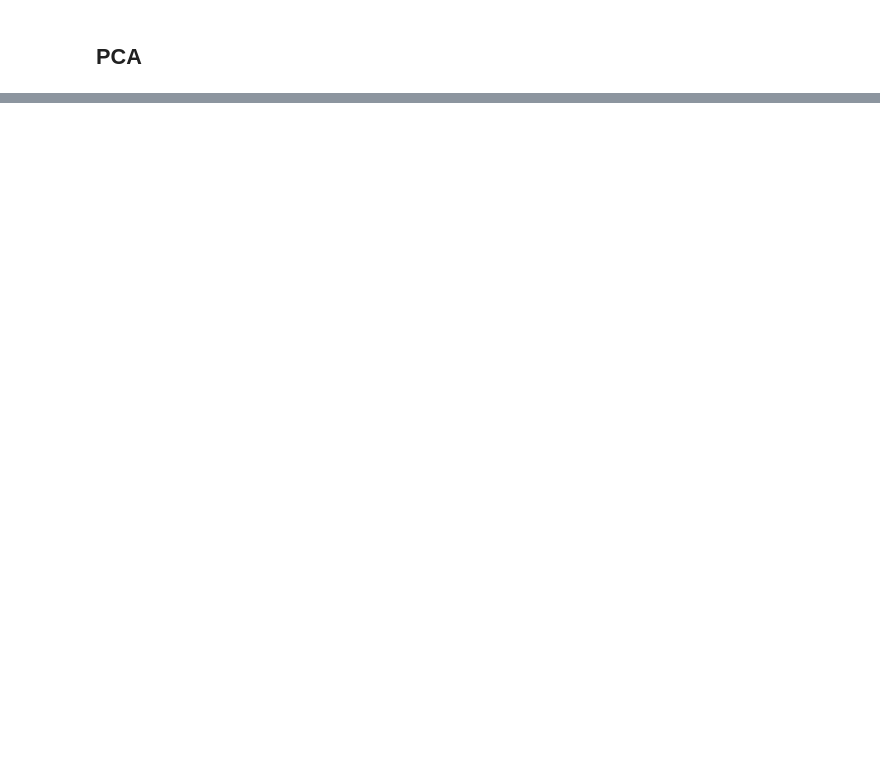
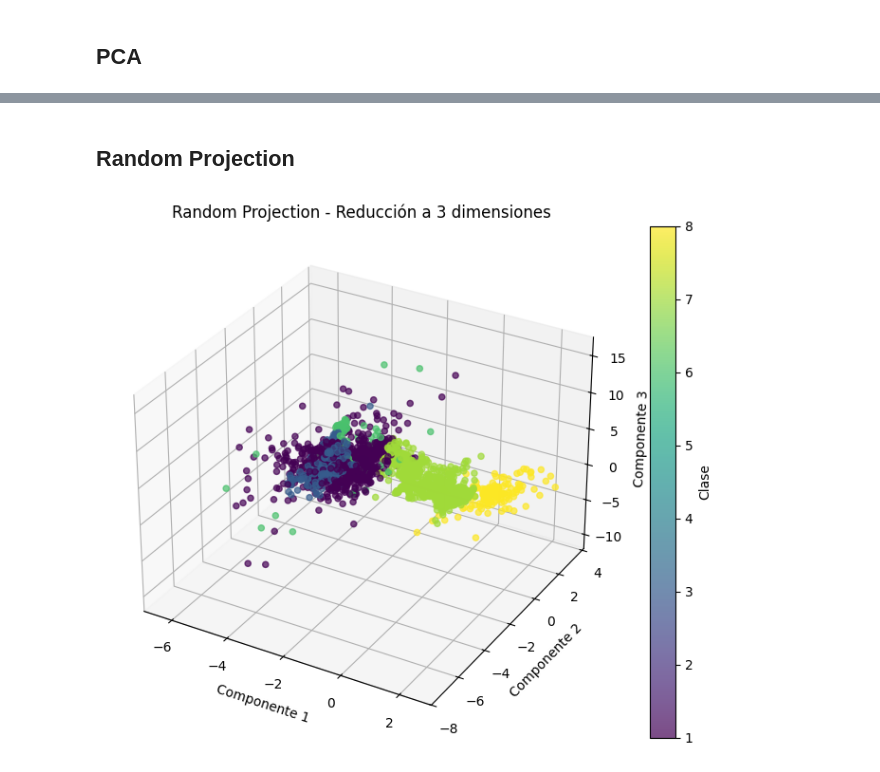
Before and after one commit to gamerOZZY/Analitica-y-visualizacion-de-datos, a Jupyter notebook: Practica03/HAR.ipynb, the cells around one changed output, grey strips where cells are left out. Saved outputs shown, nothing was run; the diff lists cells and outputs as text; code cells hidden in the pictures; blank space fills up the shorter version.

```diff
--- a/Practica03/HAR.ipynb
+++ b/Practica03/HAR.ipynb
@@ -28,0 +118,40 @@ memory usage: 30.7 MB
+# %% [markdown]
+## Random Projection
+# %%
+from sklearn.random_projection import GaussianRandomProjection
+
+start = perf_counter()
+
+rp = GaussianRandomProjection(
+    n_components=3,
+    random_state=42
+)
+
+X_rp = rp.fit_transform(x_scaled)
+
+time_rp = perf_counter() - start
+
+trust_rp = trustworthiness(
+    x_scaled,
+    X_rp,
+    n_neighbors=5
+)
+
+sil_rp = silhouette_score(
+    X_rp,
+    y
+)
+
+X_rp_reconstructed = rp.inverse_transform(X_rp)
+
+reconstruction_error_rp = np.mean(
+    (x_scaled - X_rp_reconstructed) ** 2
+)
+
+plot_3d(
+    X_rp,
+    y,
+    "Random Projection - Reducción a 3 dimensiones"
+)
+# %% [output]
+[figure, added]
```
Also changed, not shown: parts of 15 cells of this notebook.
